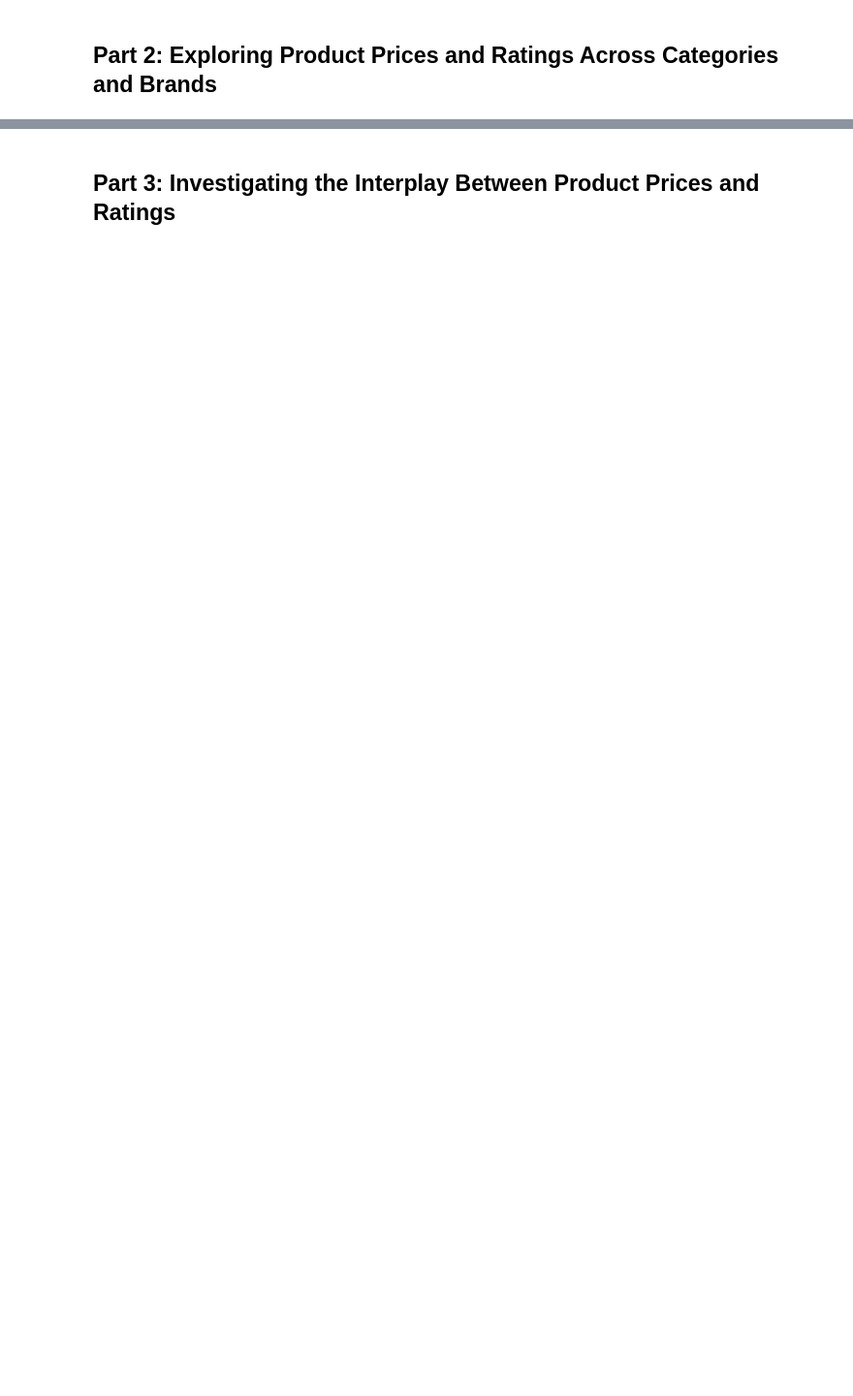
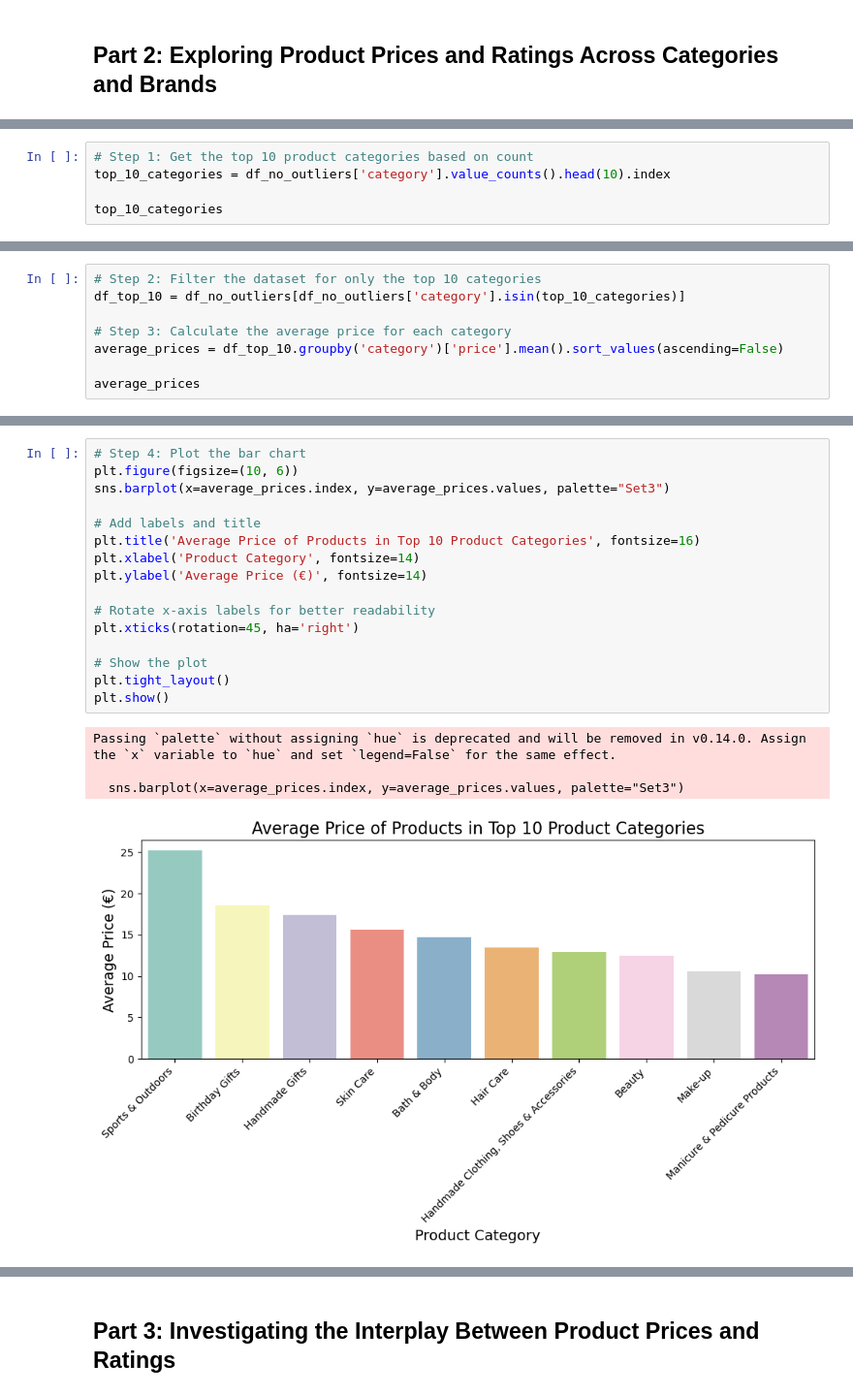
Before and after one commit to PaolaGaray/lab-eda-bivariate, a Jupyter notebook: EDA_bivariate_analysis.ipynb, the cells around one changed output, grey strips where cells are left out. Shown at 97% size. Cells and saved outputs as stored; diff of their text form; blank space fills up the shorter version.

```diff
--- a/EDA_bivariate_analysis.ipynb
+++ b/EDA_bivariate_analysis.ipynb
@@ -176,0 +409,5 @@ In practical terms, while product category does influence whether a product beco
+# %%
+# Step 1: Get the top 10 product categories based on count
+top_10_categories = df_no_outliers['category'].value_counts().head(10).index
+
+top_10_categories
@@ -176,0 +420,8 @@ In practical terms, while product category does influence whether a product beco
+# %%
+# Step 2: Filter the dataset for only the top 10 categories
+df_top_10 = df_no_outliers[df_no_outliers['category'].isin(top_10_categories)]
+
+# Step 3: Calculate the average price for each category
+average_prices = df_top_10.groupby('category')['price'].mean().sort_values(ascending=False)
+
+average_prices
@@ -176,0 +441,21 @@ In practical terms, while product category does influence whether a product beco
+# %%
+# Step 4: Plot the bar chart
+plt.figure(figsize=(10, 6))
+sns.barplot(x=average_prices.index, y=average_prices.values, palette="Set3")
+
+# Add labels and title
+plt.title('Average Price of Products in Top 10 Product Categories', fontsize=16)
+plt.xlabel('Product Category', fontsize=14)
+plt.ylabel('Average Price (€)', fontsize=14)
+
+# Rotate x-axis labels for better readability
+plt.xticks(rotation=45, ha='right')
+
+# Show the plot
+plt.tight_layout()
+plt.show()
+# %% [output]
+Passing `palette` without assigning `hue` is deprecated and will be removed in v0.14.0. Assign the `x` variable to `hue` and set `legend=False` for the same effect.
+
+  sns.barplot(x=average_prices.index, y=average_prices.values, palette="Set3")
+[figure, added]
```
Also changed, not shown: parts of 23 cells of this notebook.
